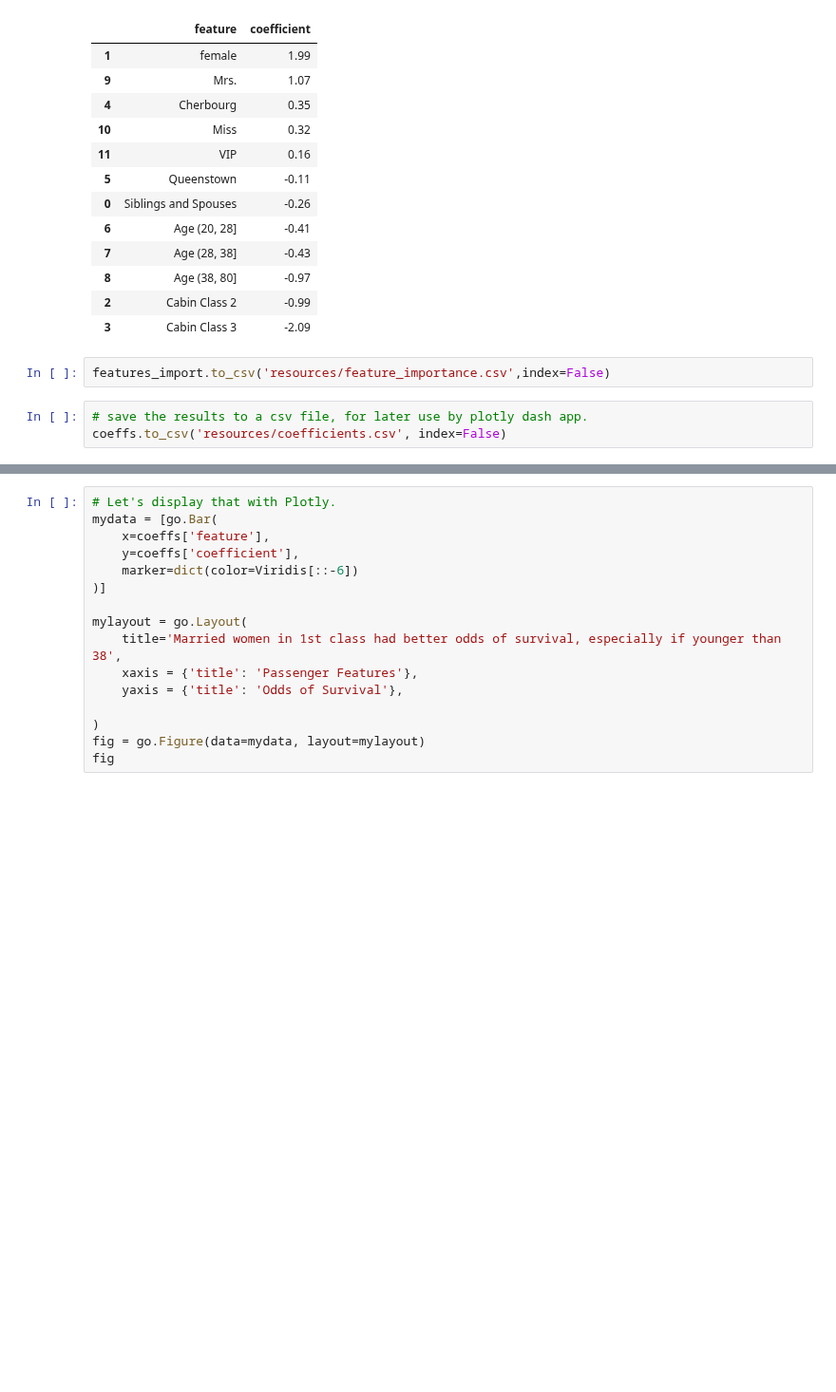
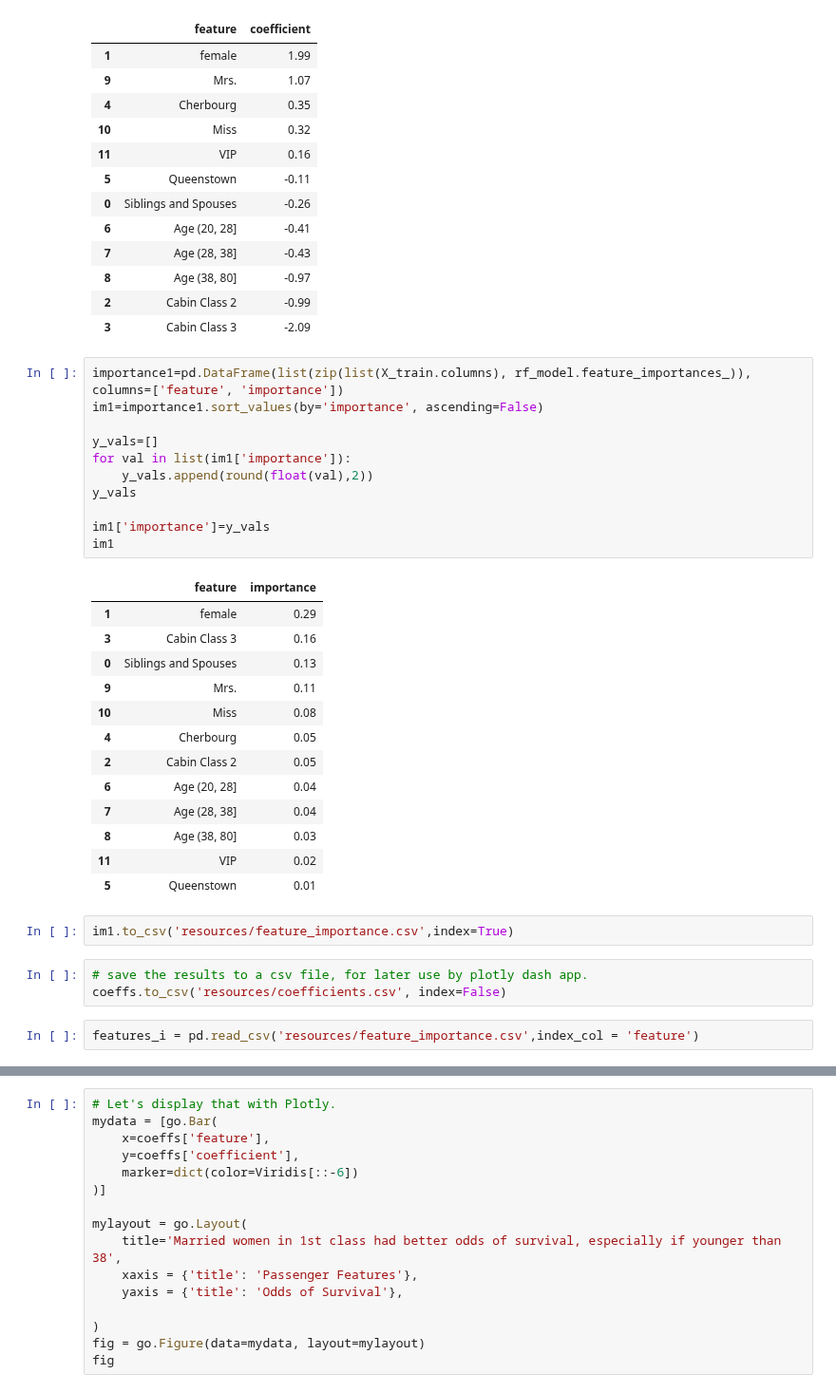
Before and after one commit to farkasdilemma/505-titanic-survival-classifier, a Jupyter notebook: titanic-eda.ipynb, the cells around one changed output, grey strips where cells are left out. Shown at 95% size. Drawn from its saved outputs; the diff is of its cells as text; blank space fills up the shorter version.

```diff
--- a/titanic-eda.ipynb
+++ b/titanic-eda.ipynb
@@ -679,8 +678,35 @@ coeffs
 | 8 | Age (38, 80] | -0.97 |
 | 2 | Cabin Class 2 | -0.99 |
 | 3 | Cabin Class 3 | -2.09 |
+# %%
+importance1=pd.DataFrame(list(zip(list(X_train.columns), rf_model.feature_importances_)), columns=['feature', 'importance'])
+im1=importance1.sort_values(by='importance', ascending=False)
+
+y_vals=[]
+for val in list(im1['importance']):
+    y_vals.append(round(float(val),2))
+y_vals
+
+im1['importance']=y_vals
+im1
+# %% [output]
+|  | feature | importance |
+| 1 | female | 0.29 |
+| 3 | Cabin Class 3 | 0.16 |
+| 0 | Siblings and Spouses | 0.13 |
+| 9 | Mrs. | 0.11 |
+| 10 | Miss | 0.08 |
+| 4 | Cherbourg | 0.05 |
+| 2 | Cabin Class 2 | 0.05 |
+| 6 | Age (20, 28] | 0.04 |
+| 7 | Age (28, 38] | 0.04 |
+| 8 | Age (38, 80] | 0.03 |
+| 11 | VIP | 0.02 |
+| 5 | Queenstown | 0.01 |
 # %%
-features_import.to_csv('resources/feature_importance.csv',index=False)
+im1.to_csv('resources/feature_importance.csv',index=True)
 # %%
 # save the results to a csv file, for later use by plotly dash app.
 coeffs.to_csv('resources/coefficients.csv', index=False)
+# %%
+features_i = pd.read_csv('resources/feature_importance.csv',index_col = 'feature')
```
Also changed, not shown: parts of 8 cells of this notebook, 4 other files.
